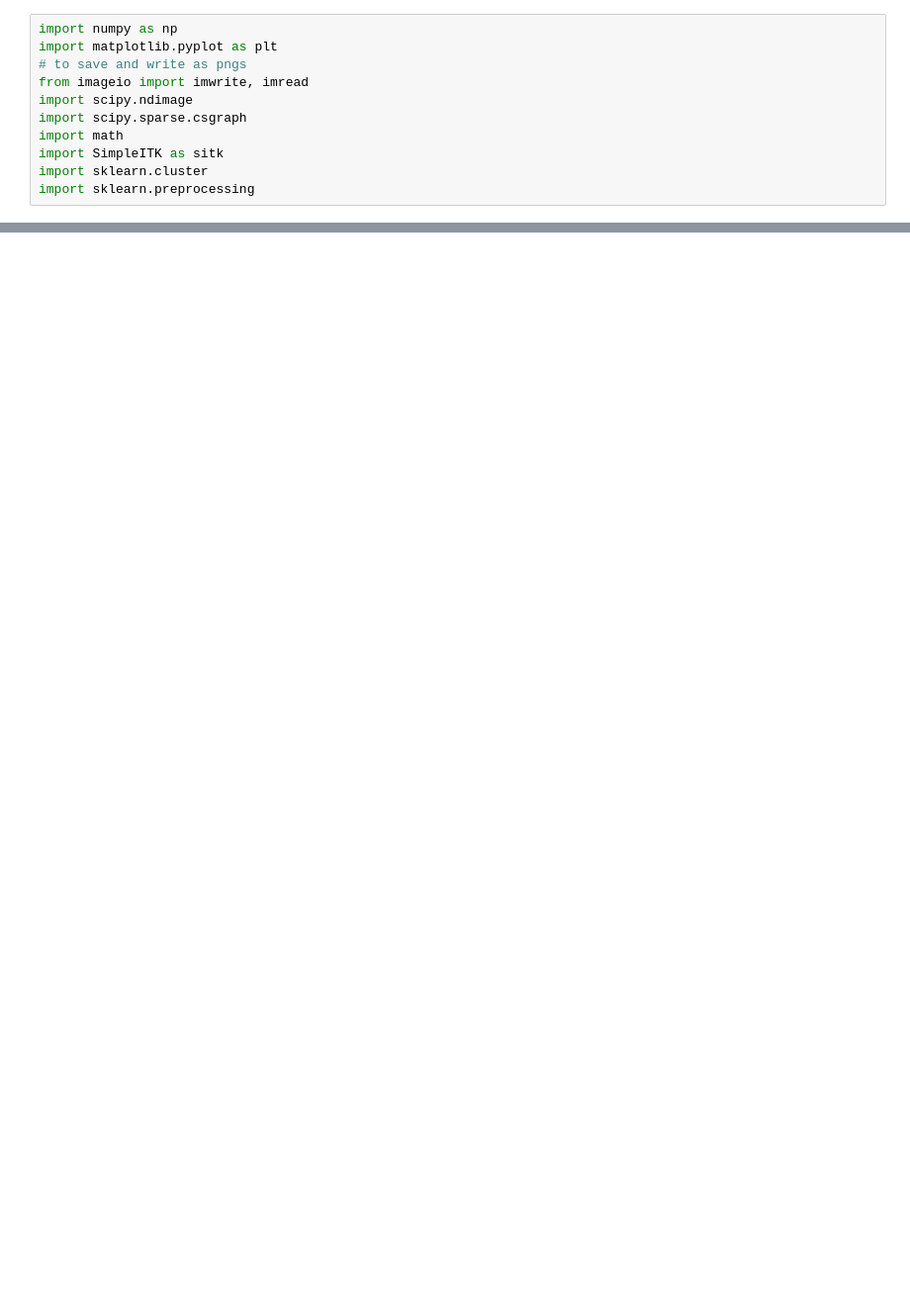
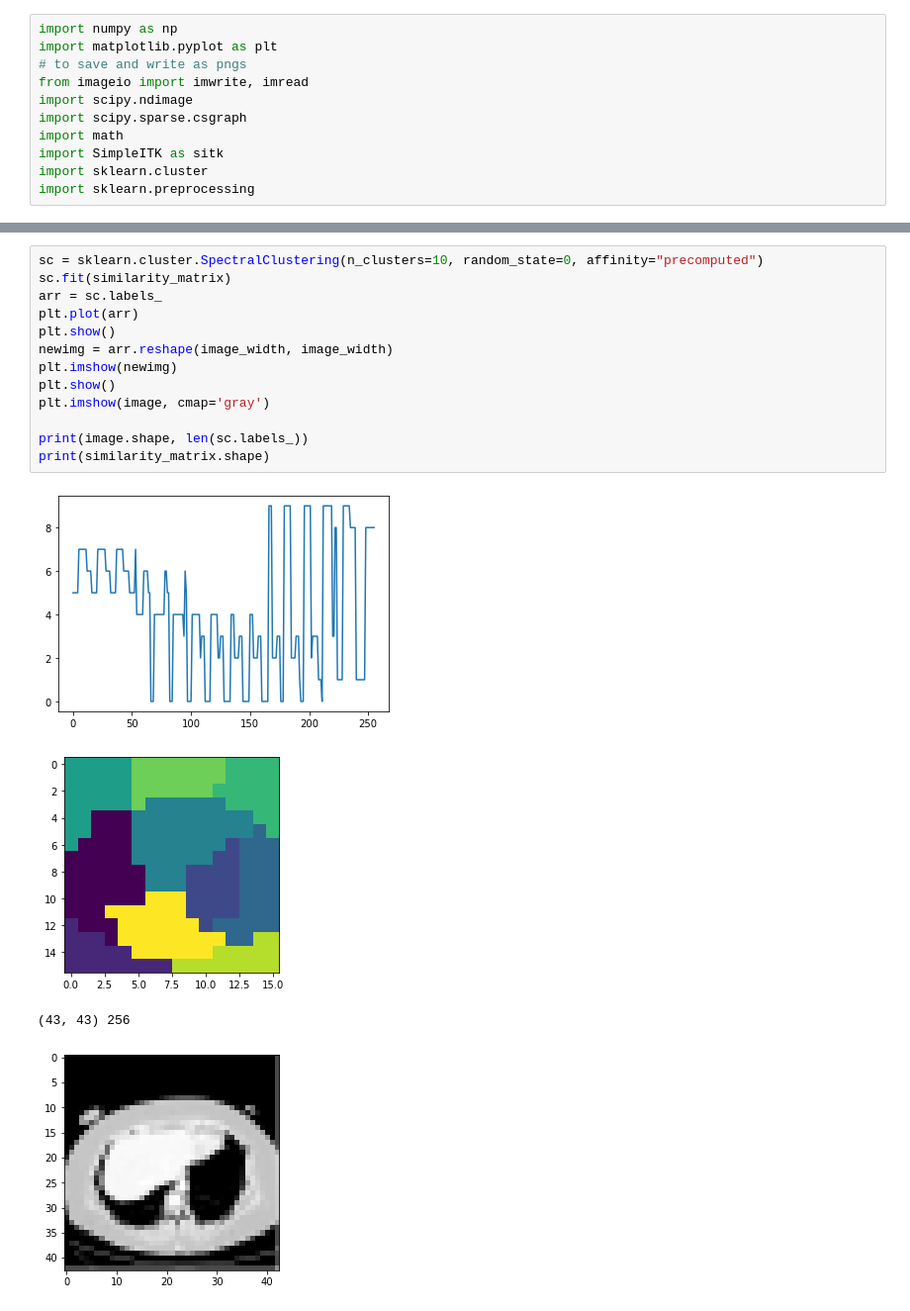
Before and after one commit to Ahmadsad/ID2211-Project, a Jupyter notebook: albin.ipynb, the cells around one changed output, grey strips where cells are left out. Shown at 99% size. Saved outputs shown, nothing was run; the diff lists cells and outputs as text; blank space fills up the shorter version.

```diff
--- a/albin.ipynb
+++ b/albin.ipynb
@@ -60 +79,19 @@ for i in range(0,image_width):
                     similarity_matrix[sm_i,sm_j] = weight
+# %%
+sc = sklearn.cluster.SpectralClustering(n_clusters=10, random_state=0, affinity="precomputed")
+sc.fit(similarity_matrix)
+arr = sc.labels_
+plt.plot(arr)
+plt.show()
+newimg = arr.reshape(image_width, image_width)
+plt.imshow(newimg)
+plt.show()
+plt.imshow(image, cmap='gray')
+
+print(image.shape, len(sc.labels_))
+print(similarity_matrix.shape)
+# %% [output]
+[figure, added]
+[figure, added]
+(43, 43) 256
+[figure, added]
```
Also changed, not shown: parts of 7 cells of this notebook, 1 other file.
